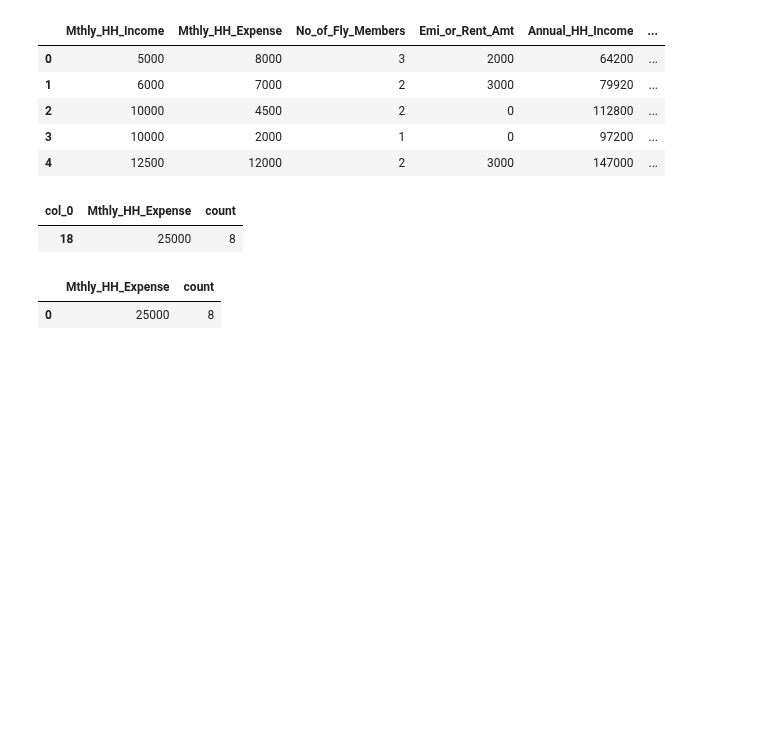
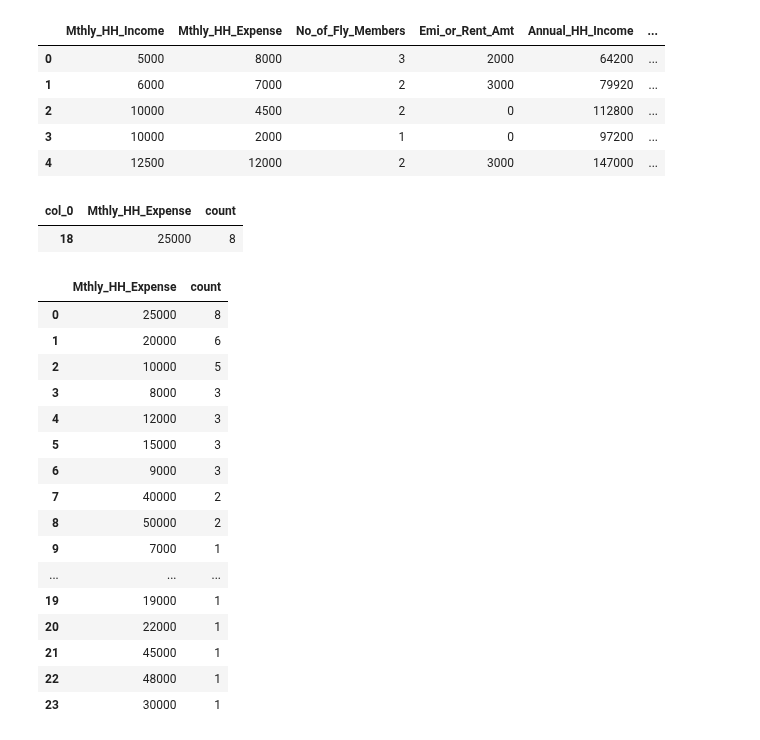
Before and after one commit to corpsedust/NareshIT, a Jupyter notebook: Self-practice(Tasks and IQ stuff)/t25-DescriptiveStats.ipynb, the cells around one changed output. Saved outputs shown, nothing was run; the diff lists cells and outputs as text; code cells hidden in the pictures; blank space fills up the shorter version.

```diff
--- a/Self-practice(Tasks and IQ stuff)/t25-DescriptiveStats.ipynb
+++ b/Self-practice(Tasks and IQ stuff)/t25-DescriptiveStats.ipynb
@@ -145,6 +147,22 @@ mth_exp[mth_exp["count"] == df.Mthly_HH_Expense.value_counts().max()]
 # %%
 d = pd.DataFrame(df.Mthly_HH_Expense.value_counts())
 d.reset_index(inplace= True)
+d
 # %% [output]
 |  | Mthly_HH_Expense | count |
 | 0 | 25000 | 8 |
+| 1 | 20000 | 6 |
+| 2 | 10000 | 5 |
+| 3 | 8000 | 3 |
+| 4 | 12000 | 3 |
+| 5 | 15000 | 3 |
+| 6 | 9000 | 3 |
+| 7 | 40000 | 2 |
+| 8 | 50000 | 2 |
+| 9 | 7000 | 1 |
+| ... | ... | ... |
+| 19 | 19000 | 1 |
+| 20 | 22000 | 1 |
+| 21 | 45000 | 1 |
+| 22 | 48000 | 1 |
+| 23 | 30000 | 1 |
```
Also changed, not shown: parts of 11 cells of this notebook.
